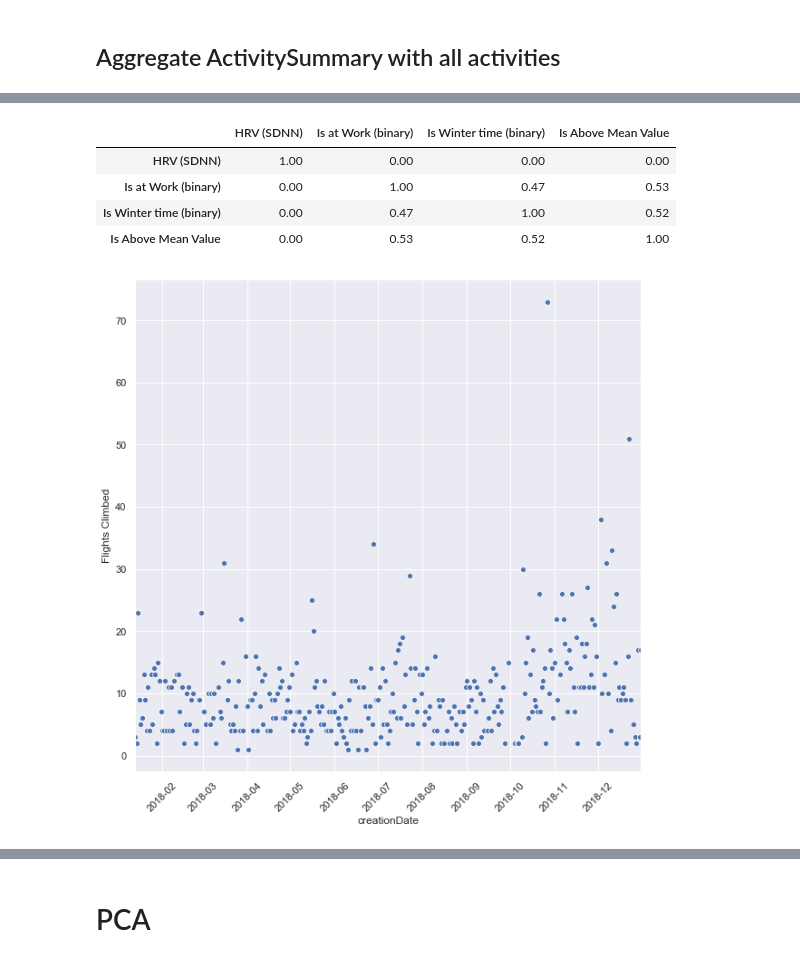
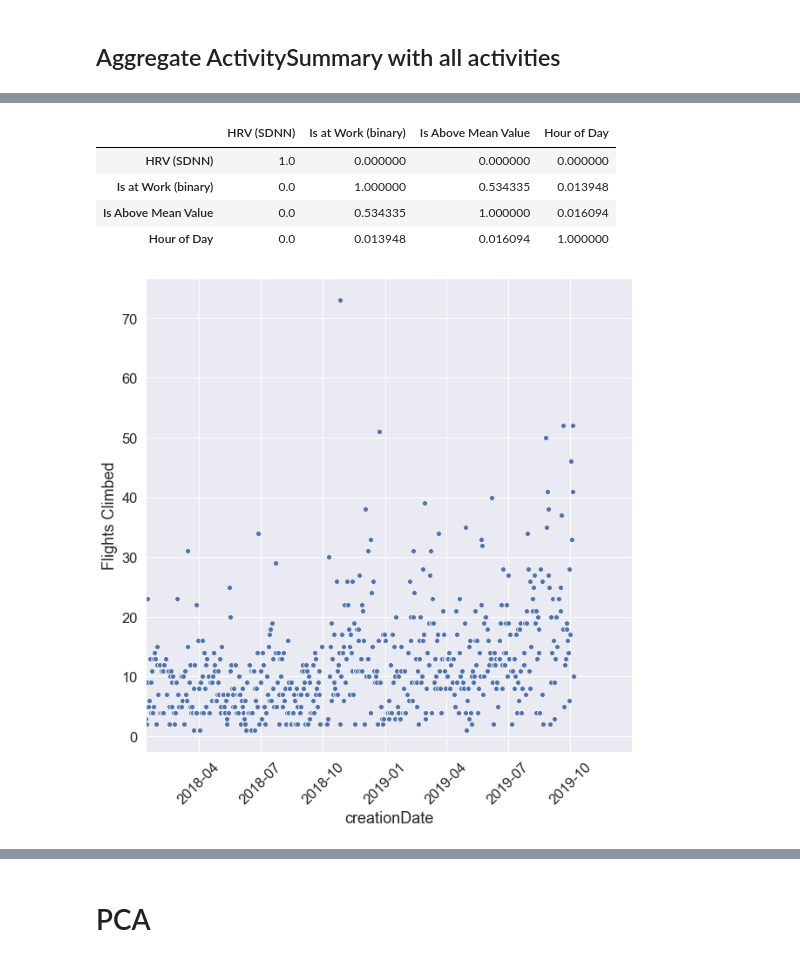
Before and after one commit to pmadruga/ml_project, a Jupyter notebook: books/data_preparation.ipynb, the cells around one changed output, grey strips where cells are left out. Cells and saved outputs as stored; diff of their text form; code cells hidden in the pictures.

```diff
--- a/books/data_preparation.ipynb
+++ b/books/data_preparation.ipynb
@@ -220,6 +227,5 @@ sns.set(style="darkgrid")
 # %%
 hrv_merged = pd.DataFrame()
-
 
 def at_work(row):
     hour = pd.to_datetime(row['creationDate']).hour
@@ -244,40 +250,68 @@ def is_higher_than_mean(row):
         return 1
     return 0
 
+def get_hour_of_day(row):
+    hour = pd.to_datetime(row['creationDate']).hour
+    return hour
+
 hrv_merged['date'] = df_hrv_filtered['creationDate']
 hrv_merged['HRV (SDNN)'] = df_hrv_filtered['value']
 work_hours = []
 winter_time = []
 above_mean = []
+hour_of_day = []
 for (index, row) in df_hrv_filtered.iterrows():
     work_hours.append(at_work(row))
-    winter_time.append(is_winter(row))
+#     winter_time.append(is_winter(row))
     above_mean.append(is_higher_than_mean(row))
+    hour_of_day.append(get_hour_of_day(row))
 
 
 
 hrv_merged['Is at Work (binary)'] = work_hours
-hrv_merged['Is Winter time (binary)'] = winter_time
+# hrv_merged['Is Winter time (binary)'] = winter_time
 hrv_merged['Is Above Mean Value'] = above_mean
+hrv_merged['Hour of Day'] = hour_of_day
 
 hrv_merged.to_csv('../data/hrv_shaped.csv')
 hrv_summary = hrv_merged.describe()
 
+hrv_summary
 # print(tabulate(hrv_summary, tablefmt="pipe", headers="keys"))
 # results.head()
 
-# hrv_copy = hrv_merged.set_index('date')
+hrv_copy = hrv_merged.set_index('date')
 
 # hrv_copy.head()
 hrv_scaled = scaler.fit_transform(hrv_copy)
 # # hrv_summary
 
+# hrv_merged.reset_index()
+# hrv_merged.head()
+
+# hrv_summary
+
+sx = sns.lineplot(x="date", y="HRV (SDNN)", data=hrv_merged)
+sx.set(xlim = (pd.to_datetime('2018-01-13'), pd.to_datetime('2019-10-31')))
+
+# sx.set_title('HRV', fontsize=20)
+
+for item in sx.get_xticklabels():
+    item.set_rotation(45)
+# hrv_merged.hist()
+
+print(tabulate(hrv_summary, tablefmt="pipe", headers="keys"))
 
 # new_pd = pd.DataFrame(hrv_scaled)
 
 # new_pd.head()
-hrv_merged = hrv_merged.set_index('date')
-hrv_scaled = scaler.fit_transform(hrv_copy)
-df_hrv_scaled = pd.DataFrame(hrv_scaled)
-df_hrv_scaled.describe()
+# hrv_merged = hrv_merged.set_index('date')
+# hrv_scaled = scaler.fit_transform(hrv_copy)
+# df_hrv_scaled = pd.DataFrame(hrv_scaled)
+# df_hrv_scaled.head(50)
+
+# hrv_copy.head(10)
+
+fig = sx.get_figure()
+fig.savefig("../report/images/dataset_3.png")
 # %% [output]
@@ -300,19 +362,19 @@ jac_sim = pd.DataFrame(jac_sim, index=hrv_merged.columns, columns=hrv_merged.col
 
 jac_sim.head()
 # %% [output]
-|  | HRV (SDNN) | Is at Work (binary) | Is Winter time (binary) | Is Above Mean Value |
-| HRV (SDNN) | 1.00 | 0.00 | 0.00 | 0.00 |
-| Is at Work (binary) | 0.00 | 1.00 | 0.47 | 0.53 |
-| Is Winter time (binary) | 0.00 | 0.47 | 1.00 | 0.52 |
-| Is Above Mean Value | 0.00 | 0.53 | 0.52 | 1.00 |
+|  | HRV (SDNN) | Is at Work (binary) | Is Above Mean Value | Hour of Day |
+| HRV (SDNN) | 1.0 | 0.000000 | 0.000000 | 0.000000 |
+| Is at Work (binary) | 0.0 | 1.000000 | 0.534335 | 0.013948 |
+| Is Above Mean Value | 0.0 | 0.534335 | 1.000000 | 0.016094 |
+| Hour of Day | 0.0 | 0.013948 | 0.016094 | 1.000000 |
 # %%
 # results = results.reset_index()
 plt.figure(figsize=(10,10))
 
 ax = sns.scatterplot(x=results['creationDate'], y=results['Flights Climbed'], data=results)
-ax.set(xlim = (pd.to_datetime('2018-01-13'), pd.to_datetime('2018-12-31')))
+ax.set(xlim = (pd.to_datetime('2018-01-13'), pd.to_datetime('2019-12-31')))
 for item in ax.get_xticklabels():
     item.set_rotation(45)
 # %% [output]
-[figure, old version]
+[figure, new version]
 # %%
```
Also changed, not shown: parts of 25 cells of this notebook, 14 other files.
